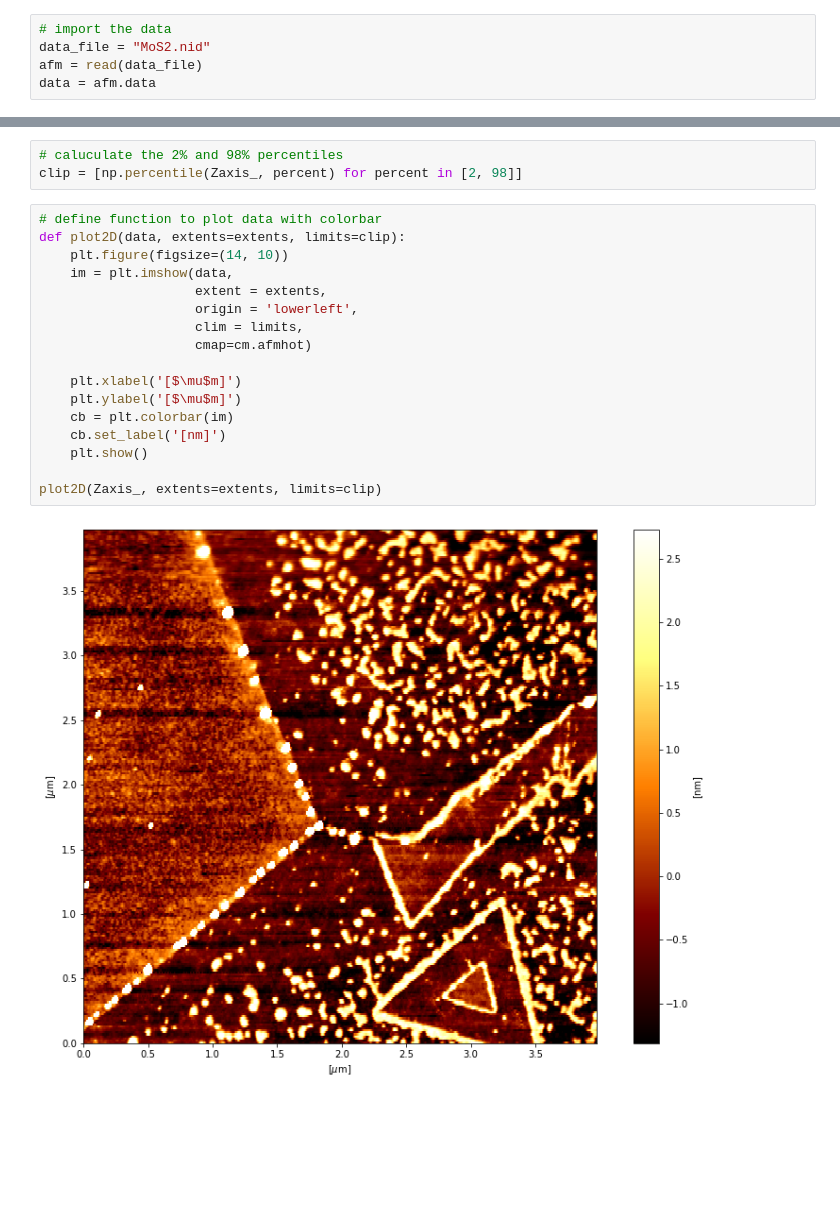
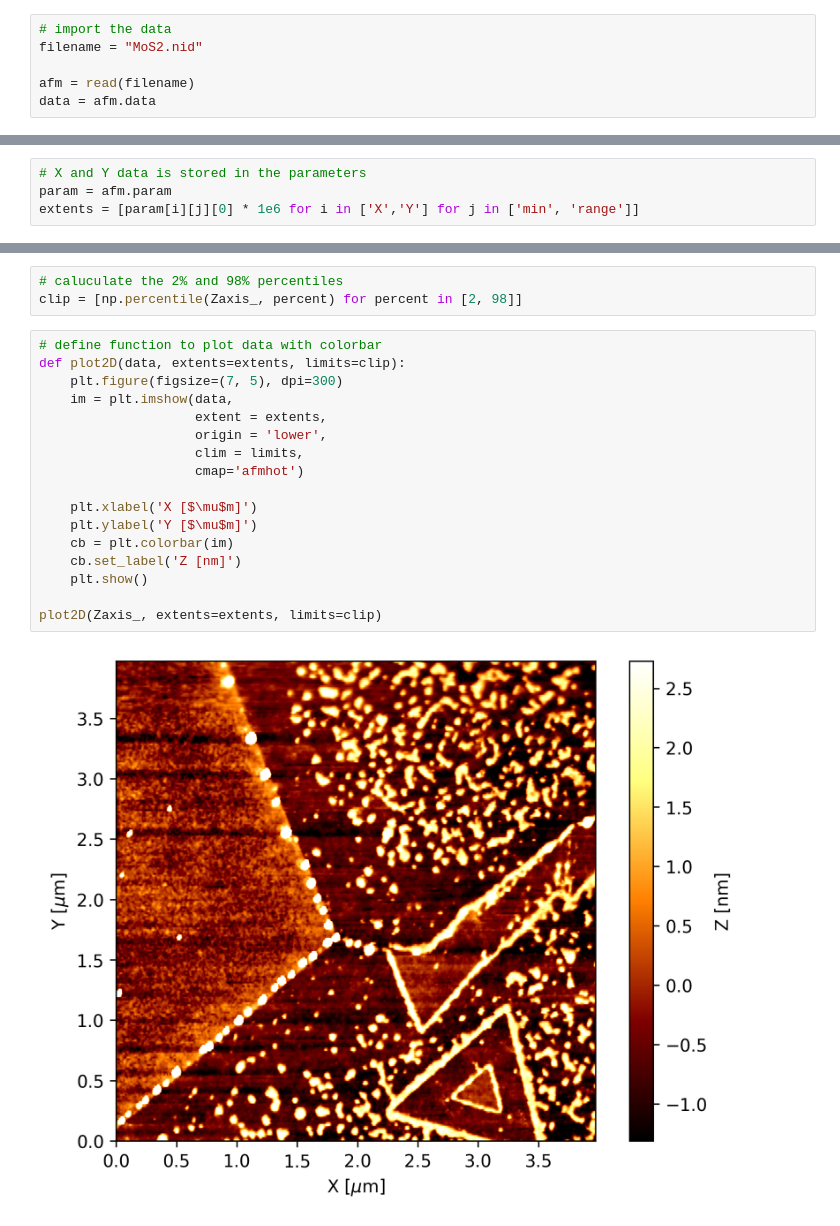
Before and after one commit to syrupface/NSFopen, a Jupyter notebook: NSFopen/example/Plotting_Data/Plotting Data.ipynb, the cells around one changed output, grey strips where cells are left out. Cells and saved outputs as stored; diff of their text form; blank space fills up the shorter version.

```diff
--- a/NSFopen/example/Plotting_Data/Plotting Data.ipynb
+++ b/NSFopen/example/Plotting_Data/Plotting Data.ipynb
@@ -12,5 +11,6 @@ from matplotlib import cm
 # %%
 # import the data
-data_file = "MoS2.nid"
-afm = read(data_file)
+filename = "MoS2.nid"
+
+afm = read(filename)
 data = afm.data
@@ -51,3 +36,7 @@ extents = [Xmin, Xmax, Ymin, Ymax]
+# %%
+# X and Y data is stored in the parameters
+param = afm.param
+extents = [param[i][j][0] * 1e6 for i in ['X','Y'] for j in ['min', 'range']]
 # %% [markdown]
 We want to limit the color range of the plot to not include the upper and lower 2% of data
 # %%
@@ -56,21 +45,21 @@ clip = [np.percentile(Zaxis_, percent) for percent in [2, 98]]
 # %%
 # define function to plot data with colorbar
 def plot2D(data, extents=extents, limits=clip):
-    plt.figure(figsize=(14, 10))
+    plt.figure(figsize=(7, 5), dpi=300)
     im = plt.imshow(data,
                     extent = extents,
-                    origin = 'lowerleft',
+                    origin = 'lower',
                     clim = limits,
-                    cmap=cm.afmhot)
+                    cmap='afmhot')
 
-    plt.xlabel('[$\mu$m]')
-    plt.ylabel('[$\mu$m]')
+    plt.xlabel('X [$\mu$m]')
+    plt.ylabel('Y [$\mu$m]')
     cb = plt.colorbar(im)
-    cb.set_label('[nm]')
+    cb.set_label('Z [nm]')
     plt.show()
 
 plot2D(Zaxis_, extents=extents, limits=clip)
 # %% [output]
-[figure, old version]
+[figure, new version]
 # %%
 # create mask to ignore data > 2 nm
```
Also changed, not shown: parts of 6 cells of this notebook, 55 other files.
